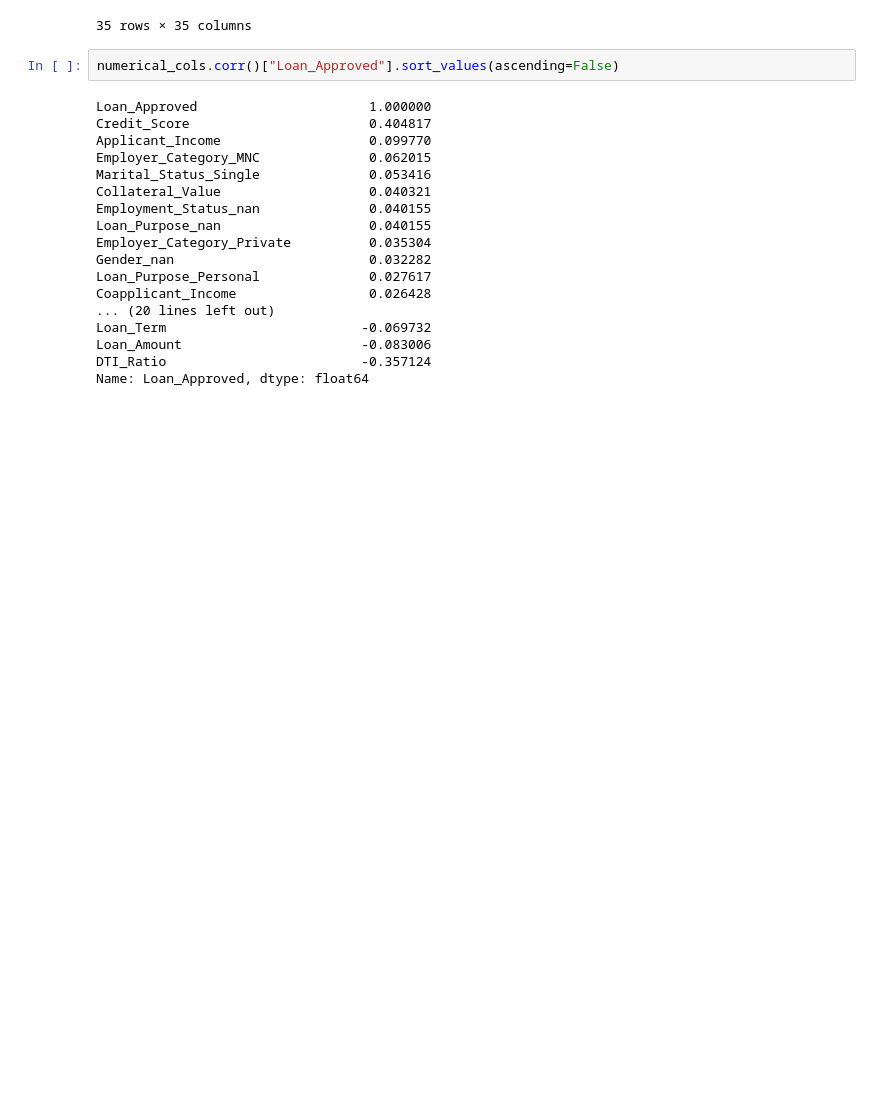
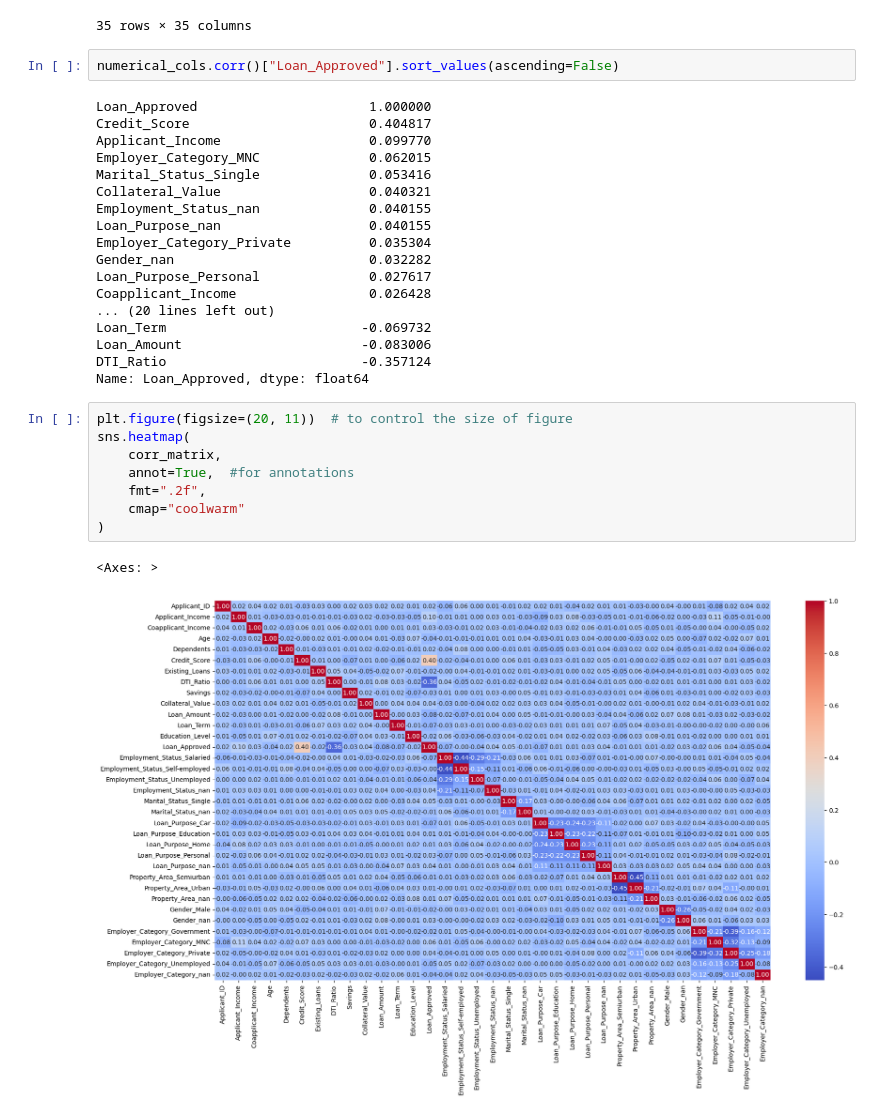
Before and after one commit to CodeByMehra/AiMl, a Jupyter notebook: 04_Supervised Learning/00_Practice/01_model.ipynb, the cells around one changed output. Drawn from its saved outputs; the diff is of its cells as text; blank space fills up the shorter version.

Commit message:
correlation heatmap created

```diff
--- a/04_Supervised Learning/00_Practice/01_model.ipynb
+++ b/04_Supervised Learning/00_Practice/01_model.ipynb
@@ -255,3 +255,14 @@ Loan_Term                         -0.069732
 Loan_Amount                       -0.083006
 DTI_Ratio                         -0.357124
 Name: Loan_Approved, dtype: float64
+# %%
+plt.figure(figsize=(20, 11))  # to control the size of figure
+sns.heatmap(
+    corr_matrix,
+    annot=True,  #for annotations
+    fmt=".2f",
+    cmap="coolwarm"
+)
+# %% [output]
+<Axes: >
+[figure, added]
```
Also changed, not shown: 1 other file.
